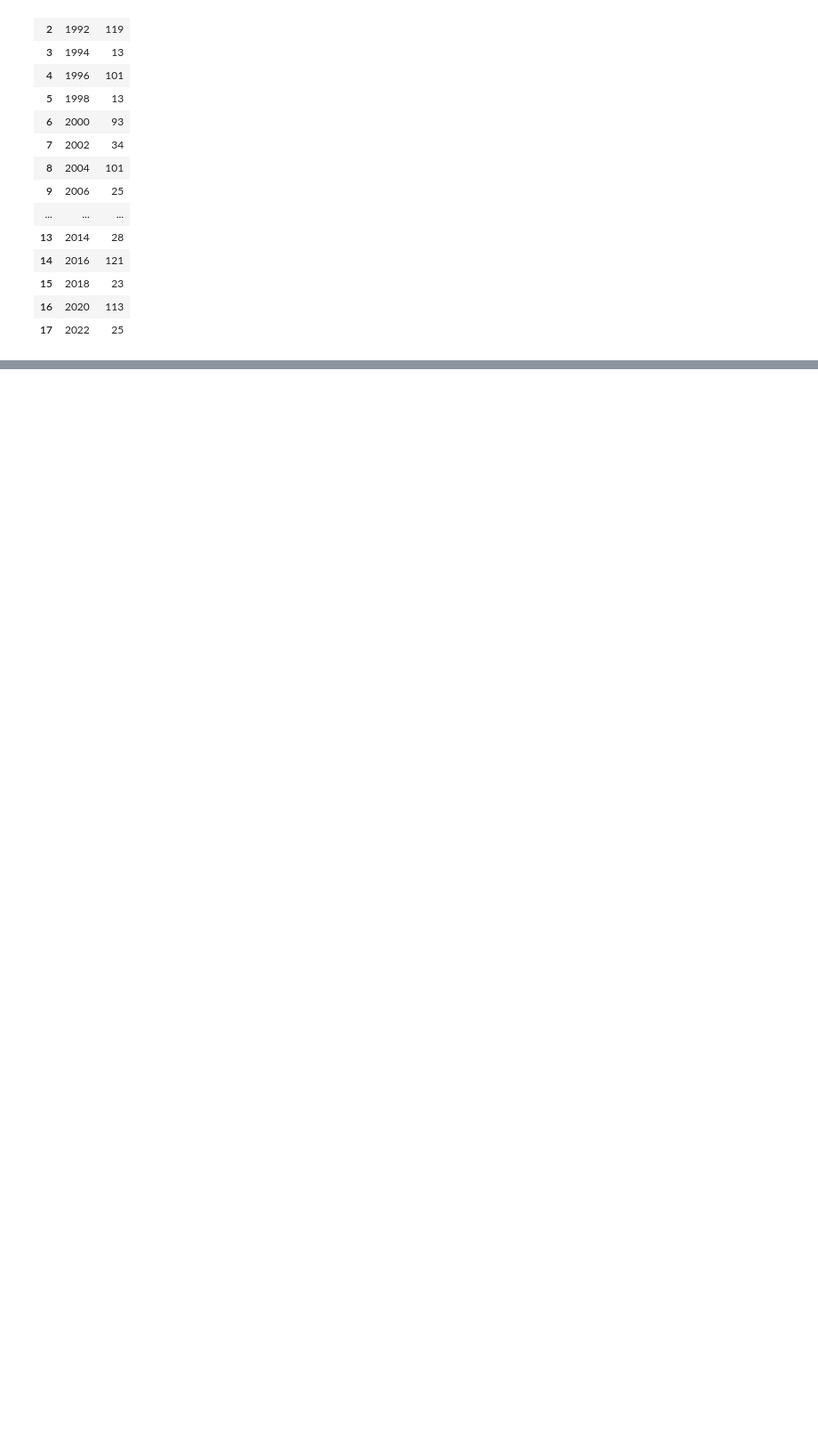
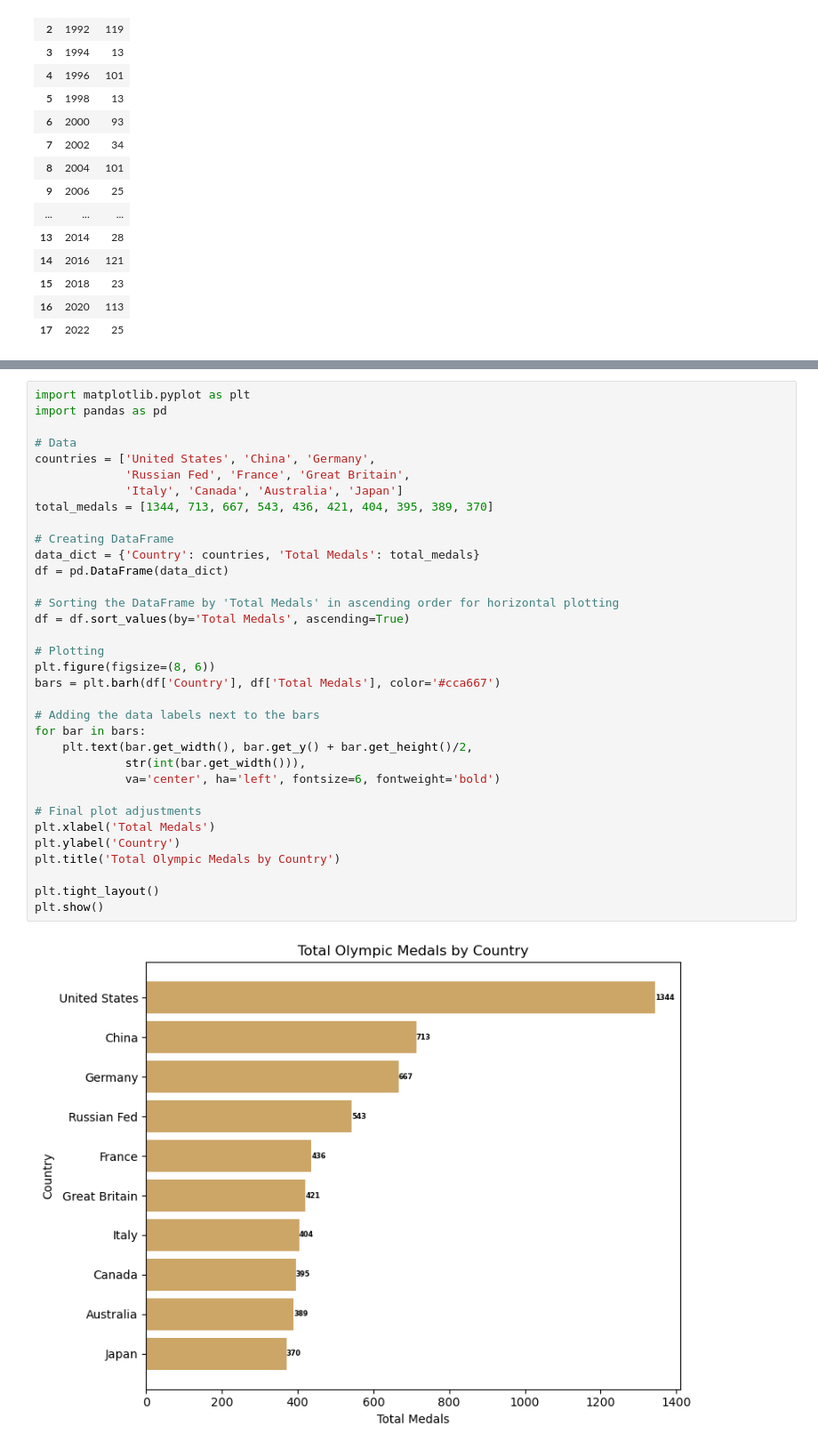
Before and after one commit to Mailysjaffret/Project1---Ironhack, a Jupyter notebook: notebooks/Amir/Hostinfo.ipynb, the cells around one changed output, grey strips where cells are left out. Shown at 89% size. Saved outputs shown, nothing was run; the diff lists cells and outputs as text; blank space fills up the shorter version.

```diff
--- a/notebooks/Amir/Hostinfo.ipynb
+++ b/notebooks/Amir/Hostinfo.ipynb
@@ -344,0 +516,36 @@ host_info
+# %%
+import matplotlib.pyplot as plt
+import pandas as pd
+
+# Data
+countries = ['United States', 'China', 'Germany',
+             'Russian Fed', 'France', 'Great Britain',
+             'Italy', 'Canada', 'Australia', 'Japan']
+total_medals = [1344, 713, 667, 543, 436, 421, 404, 395, 389, 370]
+
+# Creating DataFrame
+data_dict = {'Country': countries, 'Total Medals': total_medals}
+df = pd.DataFrame(data_dict)
+
+# Sorting the DataFrame by 'Total Medals' in ascending order for horizontal plotting
+df = df.sort_values(by='Total Medals', ascending=True)
+
+# Plotting
+plt.figure(figsize=(8, 6))
+bars = plt.barh(df['Country'], df['Total Medals'], color='#cca667')
+
+# Adding the data labels next to the bars
+for bar in bars:
+    plt.text(bar.get_width(), bar.get_y() + bar.get_height()/2,
+             str(int(bar.get_width())),
+             va='center', ha='left', fontsize=6, fontweight='bold')
+
+# Final plot adjustments
+plt.xlabel('Total Medals')
+plt.ylabel('Country')
+plt.title('Total Olympic Medals by Country')
+
+plt.tight_layout()
+plt.show()
+# %% [output]
+[figure, added]
```
Also changed, not shown: parts of 34 cells of this notebook.
